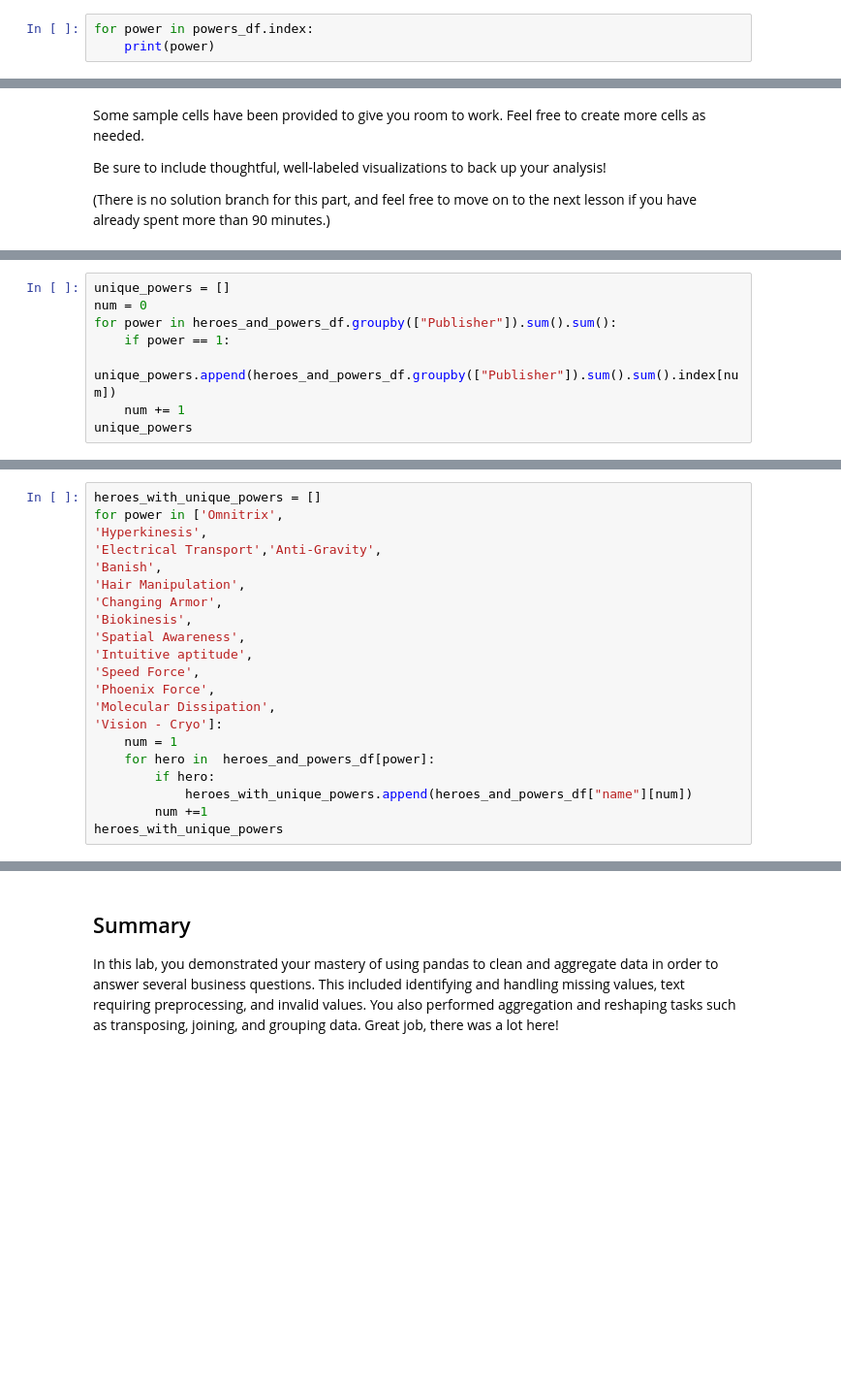
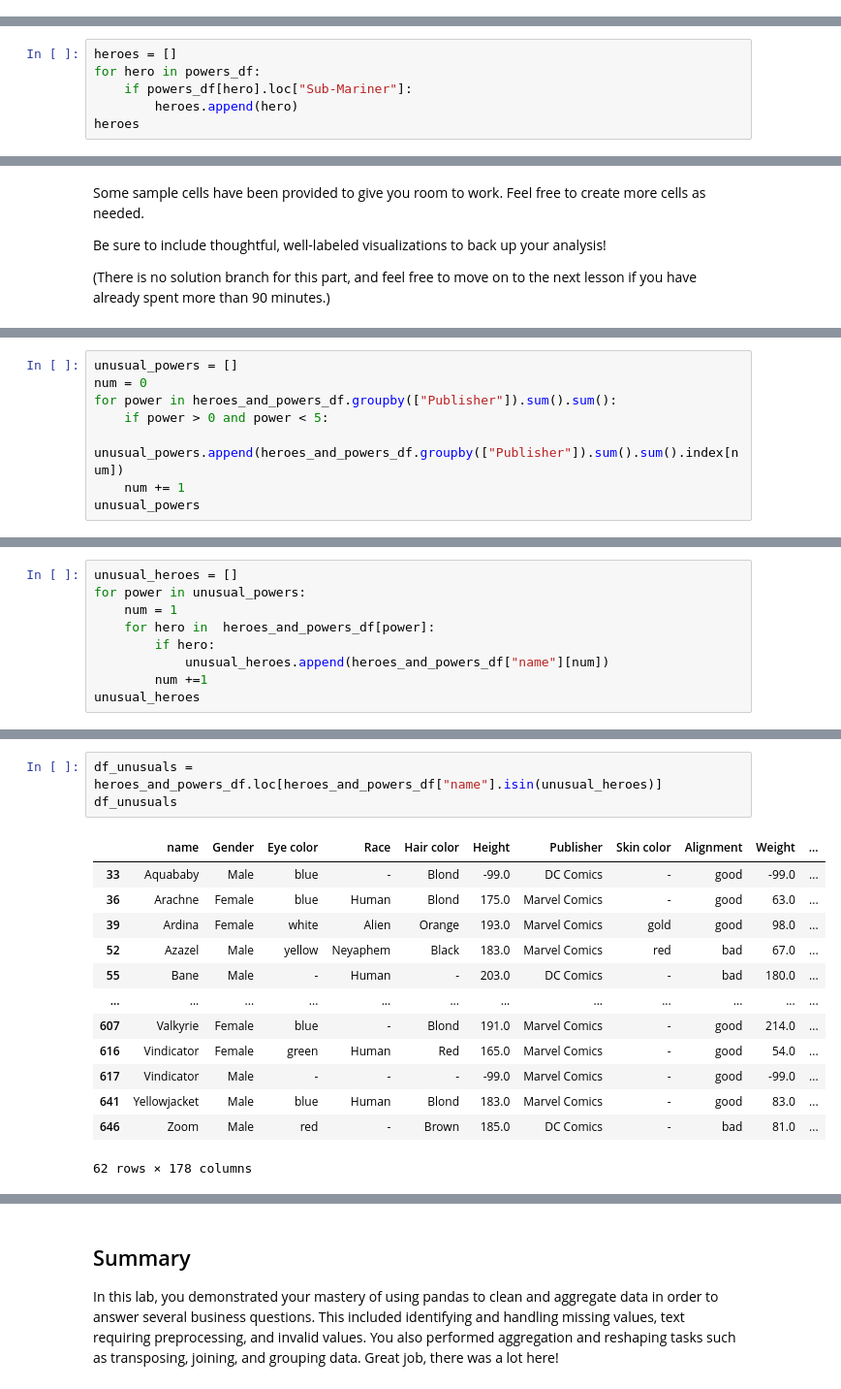
Before and after one commit to FerdinandBeaman/dsc-pandas-data-cleaning-lab, a Jupyter notebook: index.ipynb, the cells around one changed output, grey strips where cells are left out. Shown: that part at 97% size. Drawn from its saved outputs; the diff is of its cells as text; blank space fills up the shorter version.

```diff
--- a/index.ipynb
+++ b/index.ipynb
@@ -456,6 +430,3 @@ powers_df
 167 rows × 667 columns
 # %% [markdown]
 In the cell below, identify the shared key, and your strategy for joining the data (e.g. what will one record represent after you join, will you do a left/right/inner/outer join):
-# %%
-for power in powers_df.index:
-    print(power)
@@ -479,0 +433,6 @@ Omniscient
+# %%
+heroes = []
+for hero in powers_df:
+    if powers_df[hero].loc["Sub-Mariner"]:
+        heroes.append(hero)
+heroes
@@ -912,9 +909,9 @@ heroes_and_powers_df
 # %%
-unique_powers = []
+unusual_powers = []
 num = 0
 for power in heroes_and_powers_df.groupby(["Publisher"]).sum().sum():
-    if power == 1:
-        unique_powers.append(heroes_and_powers_df.groupby(["Publisher"]).sum().sum().index[num])
+    if power > 0 and power < 5:
+        unusual_powers.append(heroes_and_powers_df.groupby(["Publisher"]).sum().sum().index[num])
     num += 1
-unique_powers
+unusual_powers
 # %% [output]
@@ -935,22 +935,10 @@ unique_powers
 # %%
-heroes_with_unique_powers = []
-for power in ['Omnitrix',
-'Hyperkinesis',
-'Electrical Transport','Anti-Gravity',
-'Banish',
-'Hair Manipulation',
-'Changing Armor',
-'Biokinesis',
-'Spatial Awareness',
-'Intuitive aptitude',
-'Speed Force',
-'Phoenix Force',
-'Molecular Dissipation',
-'Vision - Cryo']:
+unusual_heroes = []
+for power in unusual_powers:
     num = 1
     for hero in  heroes_and_powers_df[power]:
         if hero:
-            heroes_with_unique_powers.append(heroes_and_powers_df["name"][num])
+            unusual_heroes.append(heroes_and_powers_df["name"][num])
         num +=1
-heroes_with_unique_powers
+unusual_heroes
 # %% [output]
@@ -1007,0 +962,17 @@ df_unique_2
+# %%
+df_unusuals = heroes_and_powers_df.loc[heroes_and_powers_df["name"].isin(unusual_heroes)]
+df_unusuals
+# %% [output]
+|  | name | Gender | Eye color | Race | Hair color | Height | Publisher | Skin color | Alignment | Weight | ... |
+| 33 | Aquababy | Male | blue | - | Blond | -99.0 | DC Comics | - | good | -99.0 | ... |
+| 36 | Arachne | Female | blue | Human | Blond | 175.0 | Marvel Comics | - | good | 63.0 | ... |
+| 39 | Ardina | Female | white | Alien | Orange | 193.0 | Marvel Comics | gold | good | 98.0 | ... |
+| 52 | Azazel | Male | yellow | Neyaphem | Black | 183.0 | Marvel Comics | red | bad | 67.0 | ... |
+| 55 | Bane | Male | - | Human | - | 203.0 | DC Comics | - | bad | 180.0 | ... |
+| ... | ... | ... | ... | ... | ... | ... | ... | ... | ... | ... | ... |
+| 607 | Valkyrie | Female | blue | - | Blond | 191.0 | Marvel Comics | - | good | 214.0 | ... |
+| 616 | Vindicator | Female | green | Human | Red | 165.0 | Marvel Comics | - | good | 54.0 | ... |
+| 617 | Vindicator | Male | - | - | - | -99.0 | Marvel Comics | - | good | -99.0 | ... |
+| 641 | Yellowjacket | Male | blue | Human | Blond | 183.0 | Marvel Comics | - | good | 83.0 | ... |
+| 646 | Zoom | Male | red | - | Brown | 185.0 | DC Comics | - | bad | 81.0 | ... |
+62 rows × 178 columns
```
Also changed, not shown: parts of 28 cells of this notebook.
